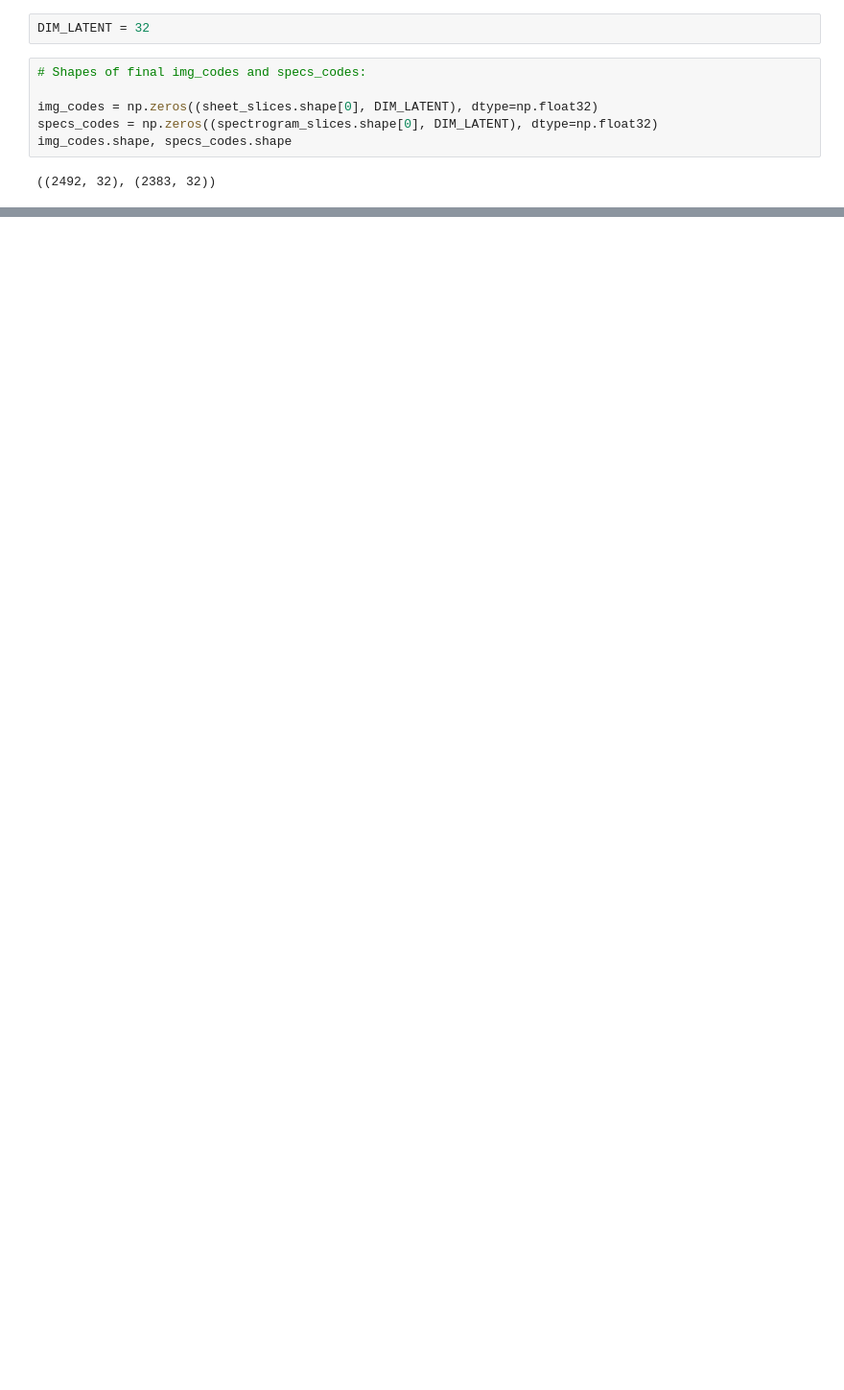
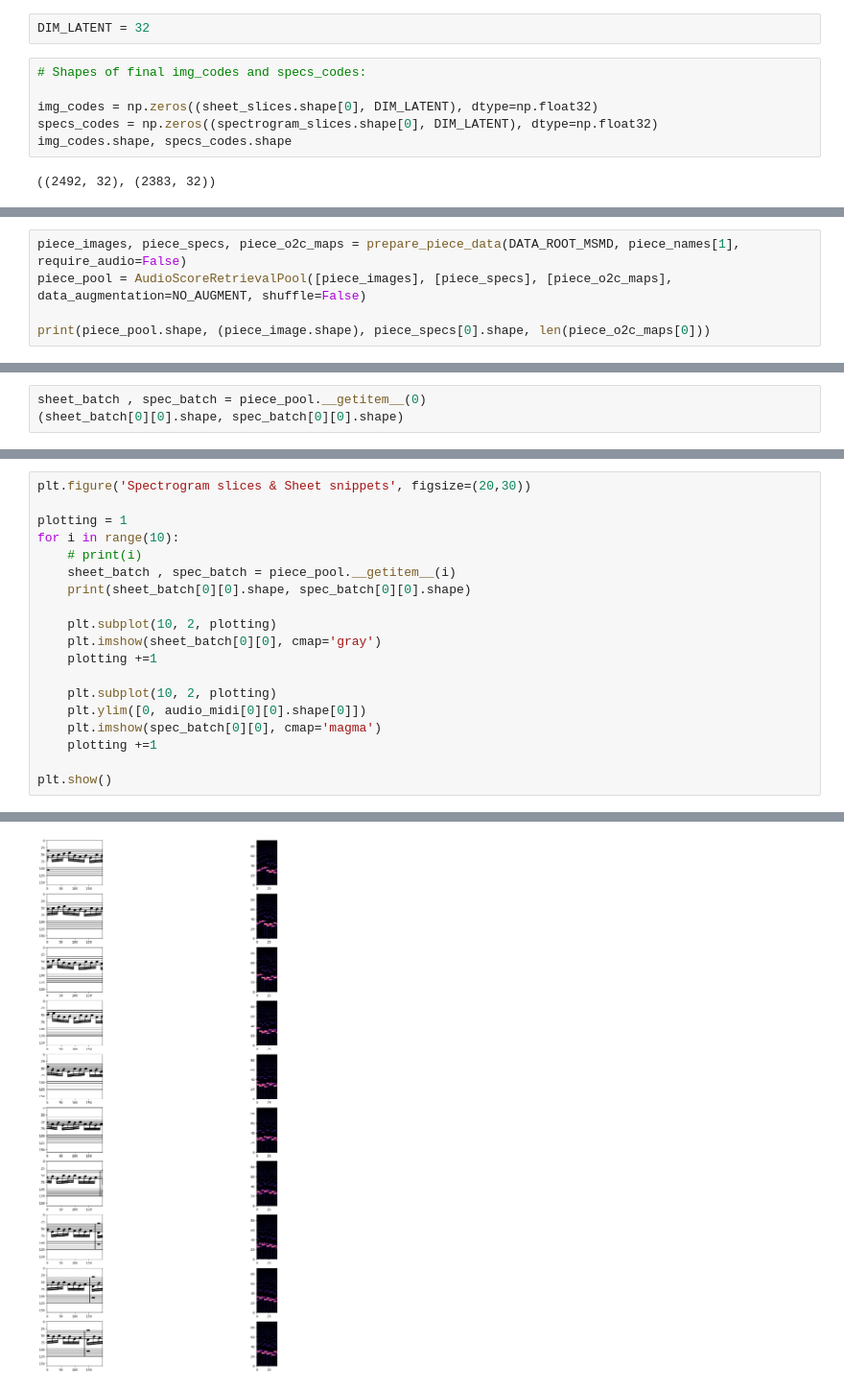
Before and after one commit to Puma1208/audio_sheet_retrieval, a Jupyter notebook: audio_sheet_retrieval/Modalities_preparation_for_input.ipynb, the cells around one changed output, grey strips where cells are left out. Shown at 96% size. Saved outputs shown, nothing was run; the diff lists cells and outputs as text; blank space fills up the shorter version.

```diff
--- a/audio_sheet_retrieval/Modalities_preparation_for_input.ipynb
+++ b/audio_sheet_retrieval/Modalities_preparation_for_input.ipynb
@@ -206,0 +272,5 @@ img_codes.shape, specs_codes.shape
+# %%
+piece_images, piece_specs, piece_o2c_maps = prepare_piece_data(DATA_ROOT_MSMD, piece_names[1], require_audio=False)
+piece_pool = AudioScoreRetrievalPool([piece_images], [piece_specs], [piece_o2c_maps], data_augmentation=NO_AUGMENT, shuffle=False)
+
+print(piece_pool.shape, (piece_image.shape), piece_specs[0].shape, len(piece_o2c_maps[0]))
@@ -206,0 +496,3 @@ img_codes.shape, specs_codes.shape
+# %%
+sheet_batch , spec_batch = piece_pool.__getitem__(0)
+(sheet_batch[0][0].shape, spec_batch[0][0].shape)
@@ -206,0 +503,20 @@ img_codes.shape, specs_codes.shape
+# %%
+plt.figure('Spectrogram slices & Sheet snippets', figsize=(20,30))
+
+plotting = 1
+for i in range(10):
+    # print(i)
+    sheet_batch , spec_batch = piece_pool.__getitem__(i)
+    print(sheet_batch[0][0].shape, spec_batch[0][0].shape)
+
+    plt.subplot(10, 2, plotting)
+    plt.imshow(sheet_batch[0][0], cmap='gray')
+    plotting +=1
+
+    plt.subplot(10, 2, plotting)
+    plt.ylim([0, audio_midi[0][0].shape[0]])
+    plt.imshow(spec_batch[0][0], cmap='magma')
+    plotting +=1
+
+plt.show()
+# %% [output]
@@ -206,0 +540 @@ img_codes.shape, specs_codes.shape
+[figure, added]
```
Also changed, not shown: parts of 57 cells of this notebook, 5 other files.
